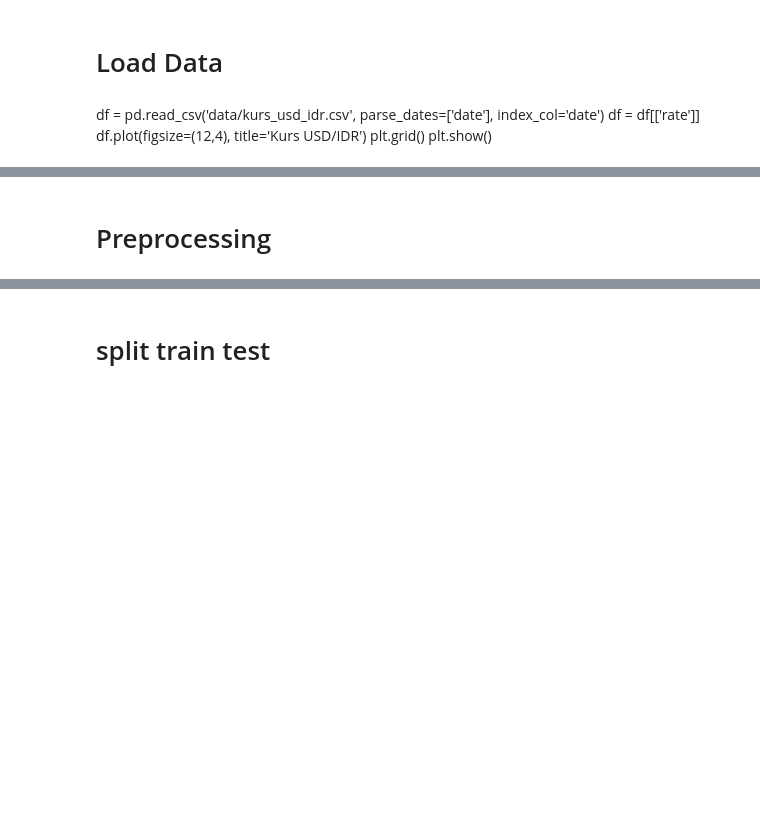
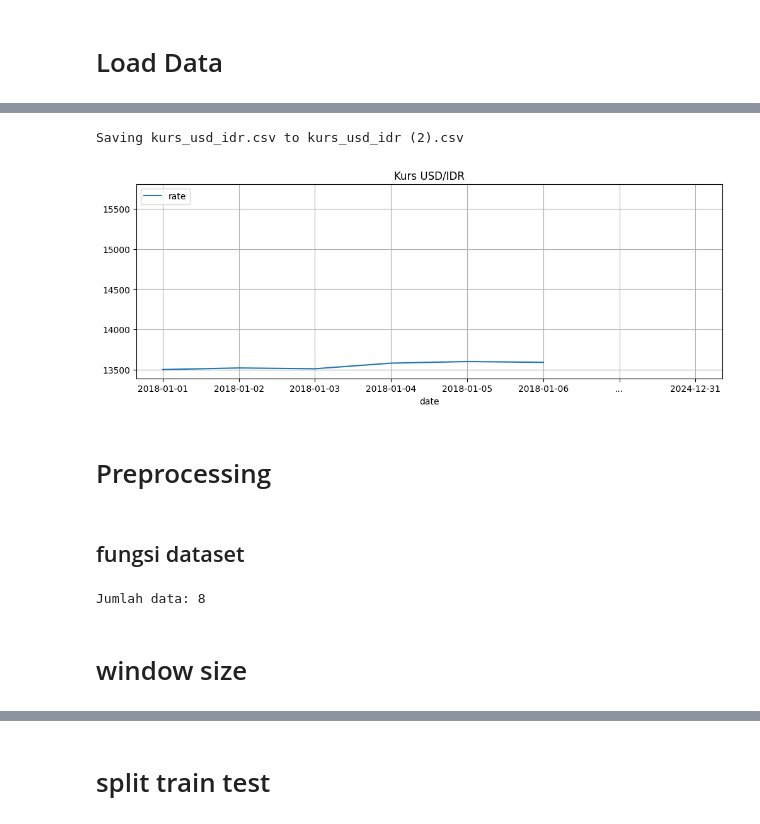
Before and after one commit to bbybsod/kursPrediksi_MachineLearning, a Jupyter notebook: kurs_prediksi_Lstm.ipynb, the cells around one changed output, grey strips where cells are left out. Drawn from its saved outputs; the diff is of its cells as text; code cells hidden in the pictures; blank space fills up the shorter version.

```diff
--- a/kurs_prediksi_Lstm.ipynb
+++ b/kurs_prediksi_Lstm.ipynb
@@ -13,8 +13,11 @@ ModuleNotFoundError: No module named 'tensorflow'
 # %% [markdown]
 # Load Data
-# %% [markdown]
-df = pd.read_csv('data/kurs_usd_idr.csv', parse_dates=['date'], index_col='date')
-df = df[['rate']]
-df.plot(figsize=(12,4), title='Kurs USD/IDR')
-plt.grid()
-plt.show()
+# %%
+from google.colab import files
+uploaded = files.upload()
+df = pd.read_csv('kurs_usd_idr.csv', parse_dates=['date'], index_col='date')
+df = df[['rate']]
+df.plot(figsize=(12,4), title='Kurs USD/IDR')
+plt.grid()
+plt.show()
+# %% [output]
@@ -21,2 +25,4 @@ plt.show()
+Saving kurs_usd_idr.csv to kurs_usd_idr (2).csv
+[figure, added]
 # %% [markdown]
 # Preprocessing
@@ -23,14 +32,14 @@ plt.show()
+# %% [markdown]
+## fungsi dataset
 # %%
-scaler = MinMaxScaler()
-scaled = scaler.fit_transform(df)
-
 def create_dataset(data, window_size):
     X, y = [], []
     for i in range(window_size, len(data)):
-        X.append(data[i-window_size:i, 0])
-        y.append(data[i, 0])
+        X.append(data[i - window_size:i])
+        y.append(data[i])
     return np.array(X), np.array(y)
-
-window_size = 60
-X, y = create_dataset(scaled, window_size)
-X = X.reshape(X.shape[0], X.shape[0], 1)
+print("Jumlah data:", len(scaled))
+# %% [output]
+Jumlah data: 8
+# %% [markdown]
+# window size
```
Also changed, not shown: parts of 22 cells of this notebook.
